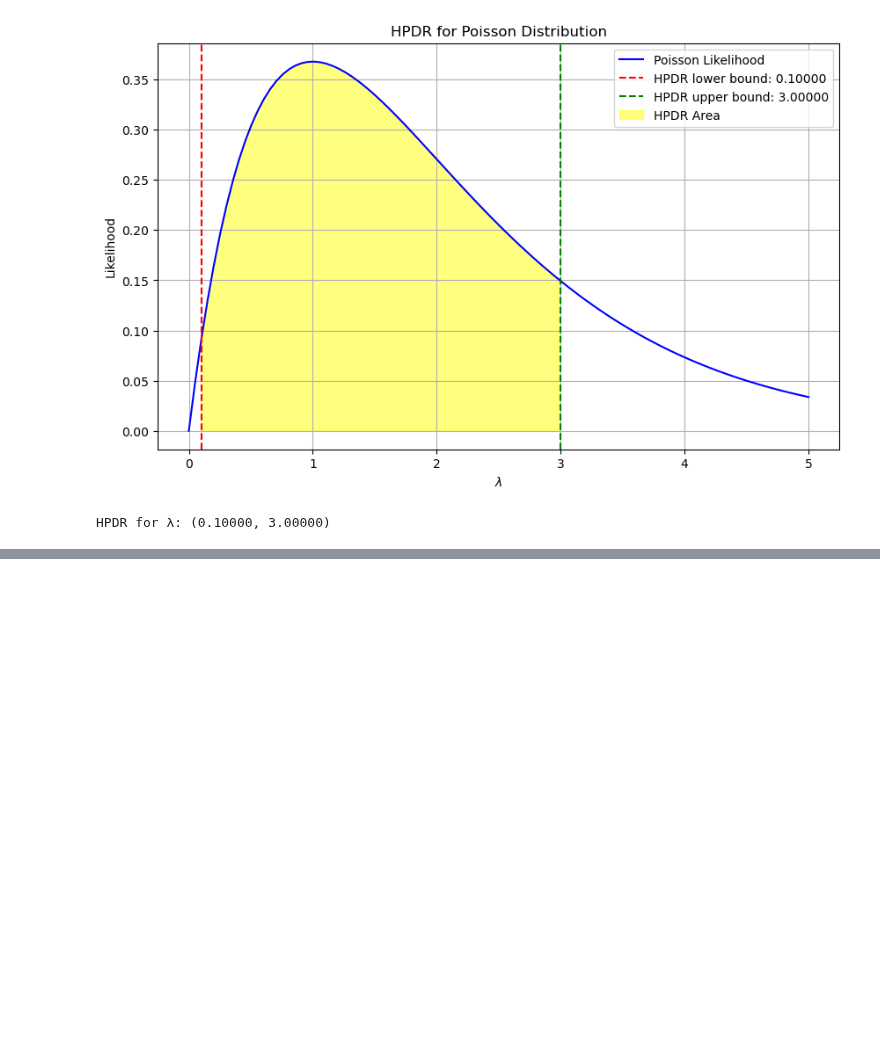
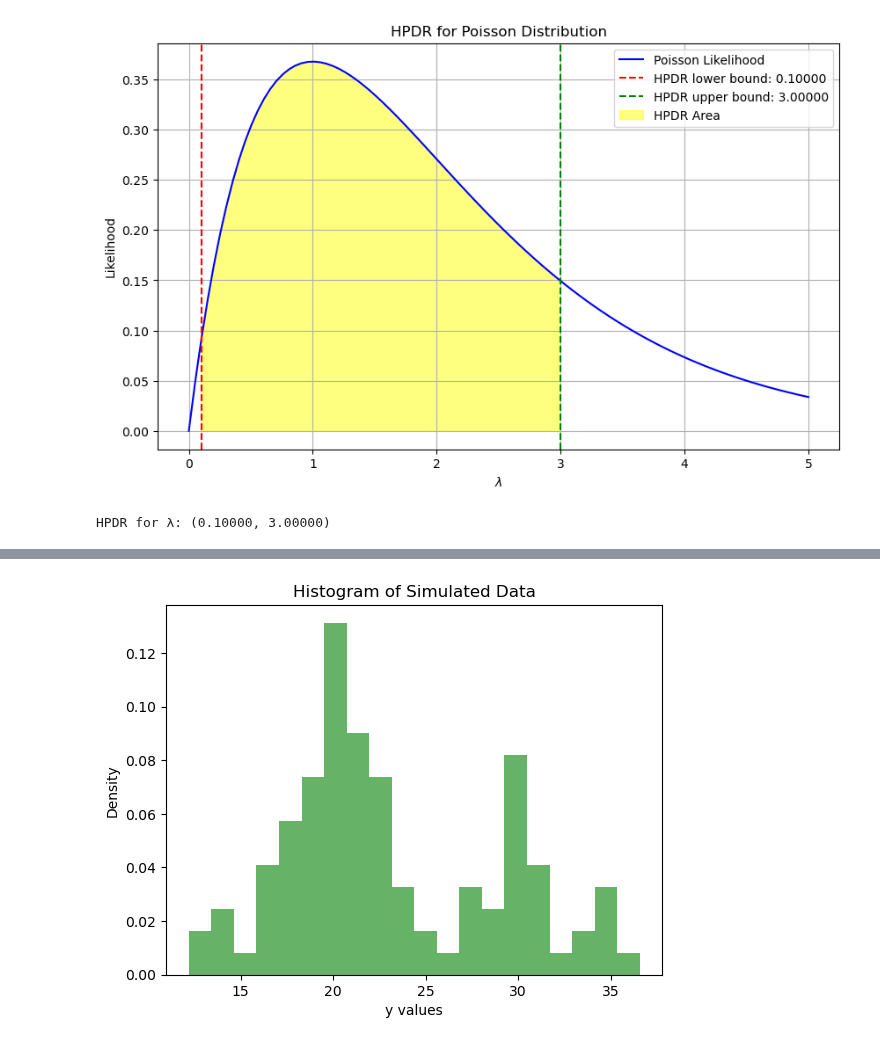
Before and after one commit to rocky115/DeepMythomatics, a Jupyter notebook: Sampling/Chapter-3/Saauntibaa_Saaguaan-7.ipynb, the cells around one changed output, grey strips where cells are left out. Saved outputs shown, nothing was run; the diff lists cells and outputs as text; code cells hidden in the pictures; blank space fills up the shorter version.

```diff
--- a/Sampling/Chapter-3/Saauntibaa_Saaguaan-7.ipynb
+++ b/Sampling/Chapter-3/Saauntibaa_Saaguaan-7.ipynb
@@ -360,0 +616,92 @@ HPDR for λ: (0.10000, 3.00000)
+# %%
+import random
+import math
+import matplotlib.pyplot as plt
+
+# Parameters for data generation
+n = 100          # Number of data points
+pi = 1/3         # Bernoulli probability for Ri
+mu = 20          # Mean for Ri = 0
+delta = 10       # Increment for Ri = 1
+sigma = 3        # Standard deviation
+
+# Generate latent variable R and observed data y
+R = [1 if random.random() < pi else 0 for _ in range(n)]
+y = [random.gauss(mu + delta * R[i], sigma) for i in range(n)]
+
+# Plot the histogram of generated data
+plt.hist(y, bins=20, density=True, alpha=0.6, color='g')
+plt.title("Histogram of Simulated Data")
+plt.xlabel("y values")
+plt.ylabel("Density")
+plt.show()
+
+# EM algorithm initialization
+mu_est = 10   # Initial guess for mu
+delta_est = 1 # Initial guess for delta
+max_iter = 20
+tolerance = 1e-6
+
+def exp_term(y_val, mean, sigma):
+    """
+    Compute the exponential term for the normal distribution.
+    """
+    return math.exp(-(y_val - mean) ** 2 / (2 * sigma ** 2))
+
+def e_step(y, mu_est, delta_est, pi, sigma):
+    """
+    E-step: Compute the expected values of the latent variables (posterior probabilities).
+    """
+    eij = []
+    for y_i in y:
+        exp_term_1 = exp_term(y_i, mu_est + delta_est, sigma)
+        exp_term_0 = exp_term(y_i, mu_est, sigma)
+        eij_i = (pi * exp_term_1) / (pi * exp_term_1 + (1 - pi) * exp_term_0)
+        eij.append(eij_i)
+    return eij
+
+def m_step(y, eij):
+    """
+    M-step: Update estimates of mu and delta.
+    """
+    sum_y = sum(y)
+    sum_eij_y = sum(eij[i] * y[i] for i in range(n))
+    sum_eij = sum(eij)
+
+    mu_new = (sum_y - sum_eij_y) / n
+    delta_new = sum_eij_y / sum_eij - mu_new
+    return mu_new, delta_new
+
+# Run the EM algorithm
+mu_vals = [mu_est]
+delta_vals = [delta_est]
+
+for i in range(max_iter):
+    # E-step
+    eij = e_step(y, mu_est, delta_est, pi, sigma)
+
+    # M-step
+    mu_new, delta_new = m_step(y, eij)
+
+    # Convergence check
+    if abs(mu_new - mu_est) < tolerance and abs(delta_new - delta_est) < tolerance:
+        break
+
+    mu_est, delta_est = mu_new, delta_new
+    mu_vals.append(mu_est)
+    delta_vals.append(delta_est)
+
+# Final estimates
+print(f"Final estimates after {i+1} iterations: mu = {mu_est:.4f}, delta = {delta_est:.4f}")
+
+# Plot convergence
+iterations = list(range(len(mu_vals)))
+plt.plot(iterations, mu_vals, label="mu")
+plt.plot(iterations, delta_vals, label="delta")
+plt.title("Convergence of EM Algorithm")
+plt.xlabel("Iteration")
+plt.ylabel("Parameter Estimate")
+plt.legend()
+plt.show()
+# %% [output]
+[figure, added]
```
Also changed, not shown: parts of 21 cells of this notebook.
